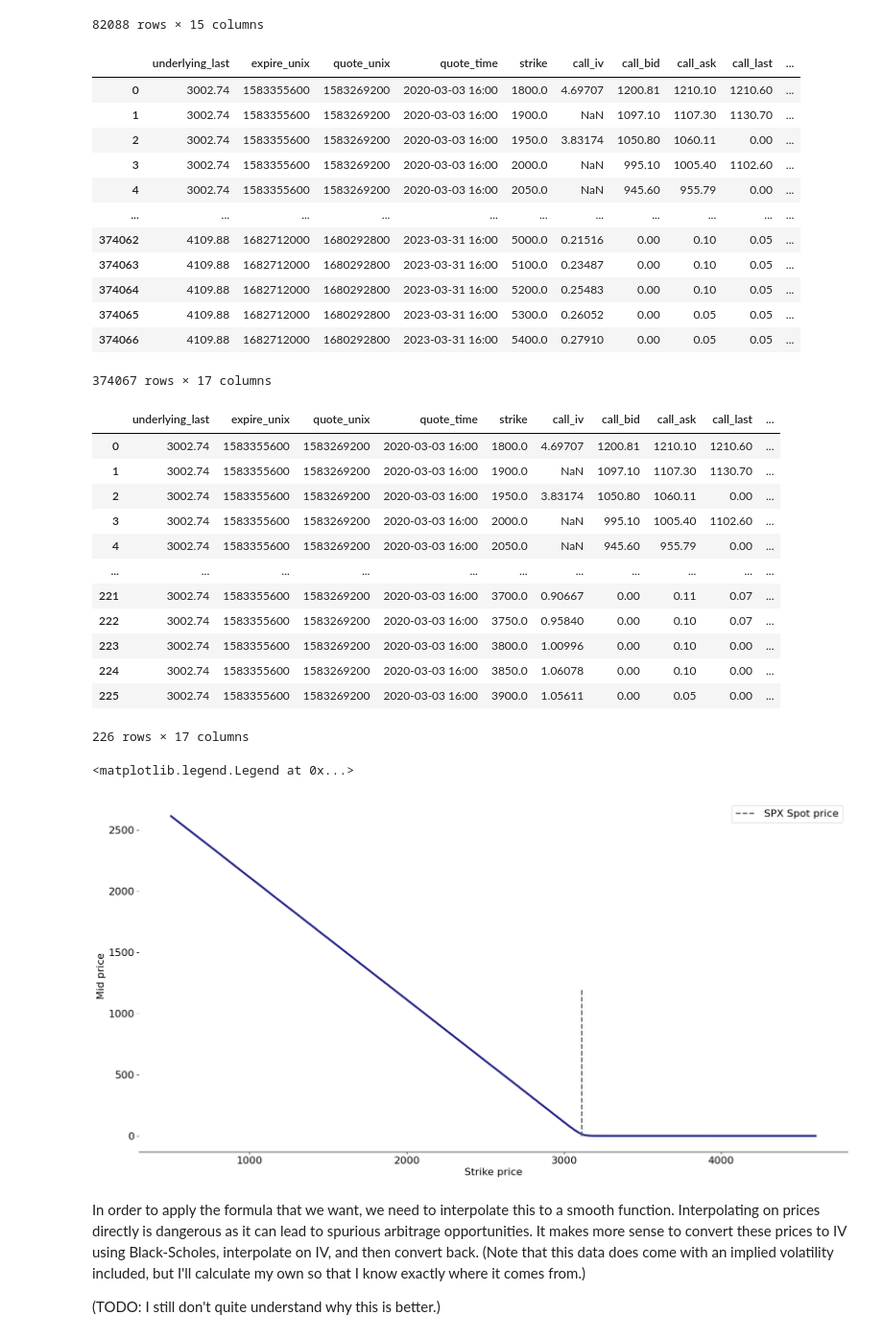
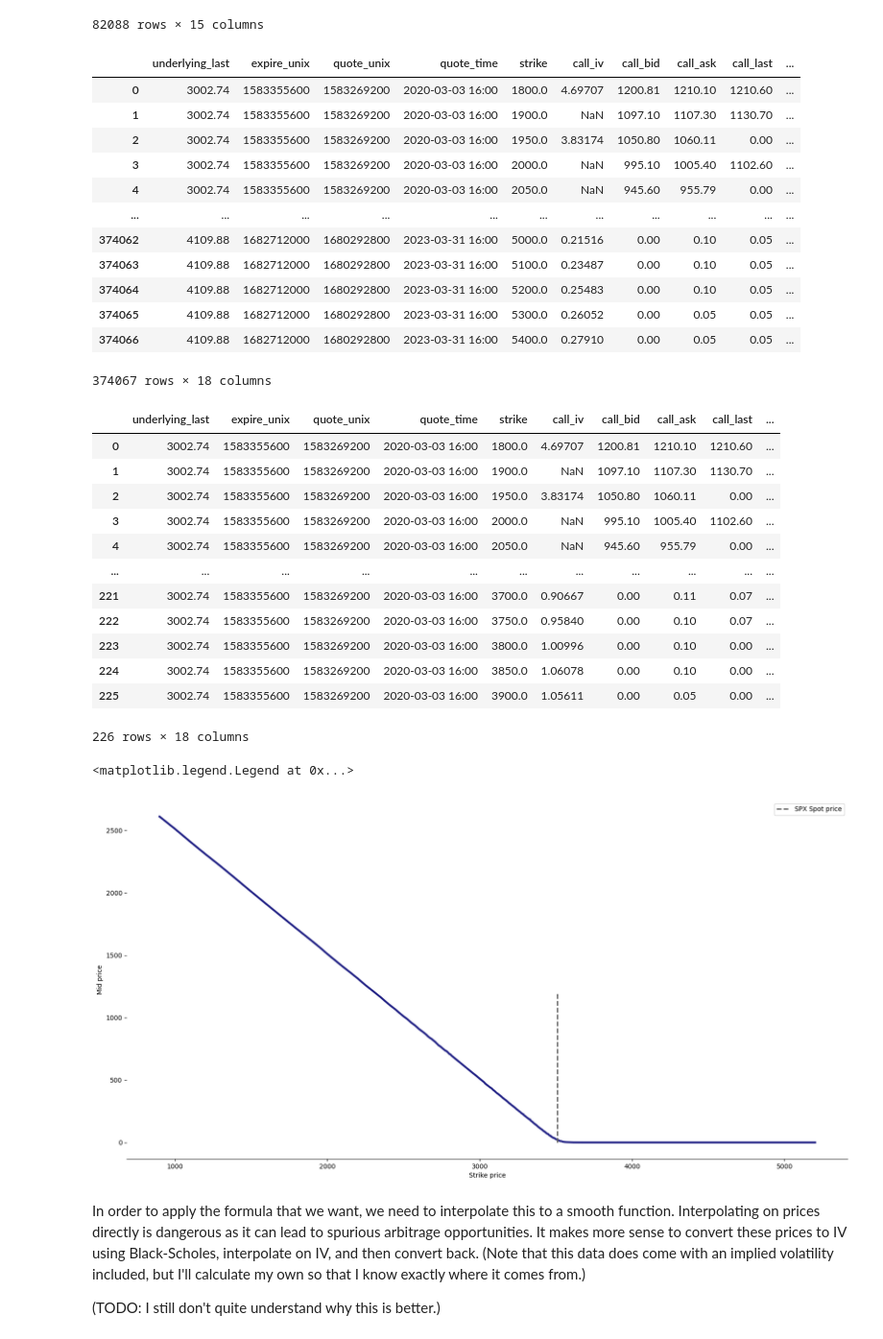
Before and after one commit to swbuchanan/implied-stock-distributions, a Jupyter notebook: project.ipynb, the cells around one changed output. Shown: that part at 96% size. Cells and saved outputs as stored; diff of their text form; code cells hidden in the pictures.

```diff
--- a/project.ipynb
+++ b/project.ipynb
@@ -65,6 +67,9 @@ spx_dfs = [
 ]
 
 spx_df = pd.concat(spx_dfs, ignore_index=True).dropna()
+
+# add a column for the time to expiry in years
+spx_df['tte_years'] = spx_df['tte_unix']/(60*60*24*365)
 
 
 numeric_cols = ['call_iv', 'call_last', 'put_last'] # TODO: and some more
@@ -116,7 +121,7 @@ display(spx_1dte_dfs[0])
 | 374064 | 4109.88 | 1682712000 | 1680292800 | 2023-03-31 16:00 | 5200.0 | 0.25483 | 0.00 | 0.10 | 0.05 | ... |
 | 374065 | 4109.88 | 1682712000 | 1680292800 | 2023-03-31 16:00 | 5300.0 | 0.26052 | 0.00 | 0.05 | 0.05 | ... |
 | 374066 | 4109.88 | 1682712000 | 1680292800 | 2023-03-31 16:00 | 5400.0 | 0.27910 | 0.00 | 0.05 | 0.05 | ... |
-374067 rows × 17 columns
+374067 rows × 18 columns
 |  | underlying_last | expire_unix | quote_unix | quote_time | strike | call_iv | call_bid | call_ask | call_last | ... |
 | 0 | 3002.74 | 1583355600 | 1583269200 | 2020-03-03 16:00 | 1800.0 | 4.69707 | 1200.81 | 1210.10 | 1210.60 | ... |
 | 1 | 3002.74 | 1583355600 | 1583269200 | 2020-03-03 16:00 | 1900.0 | NaN | 1097.10 | 1107.30 | 1130.70 | ... |
@@ -129,26 +134,26 @@ display(spx_1dte_dfs[0])
 | 223 | 3002.74 | 1583355600 | 1583269200 | 2020-03-03 16:00 | 3800.0 | 1.00996 | 0.00 | 0.10 | 0.00 | ... |
 | 224 | 3002.74 | 1583355600 | 1583269200 | 2020-03-03 16:00 | 3850.0 | 1.06078 | 0.00 | 0.10 | 0.00 | ... |
 | 225 | 3002.74 | 1583355600 | 1583269200 | 2020-03-03 16:00 | 3900.0 | 1.05611 | 0.00 | 0.05 | 0.00 | ... |
-226 rows × 17 columns
+226 rows × 18 columns
 # %%
 fig, ax = plt.subplots(figsize=(20,10))
 
 # for df in spx_1dte_dfs:
     # ax.plot(df['strike'], df['call_mid'], alpha=.1)
 
-df = spx_1dte_dfs[30]
+df = spx_1dte_dfs[100].copy()
 ax.plot(df['strike'], df['call_mid'], color="#1F1F84", linewidth=3)
 ax.vlines(df['underlying_last'].mean(), ymin=0, ymax=1200, color="#5C5C5C", linestyle="--", linewidth=2, label="SPX Spot price")
 
 ax.spines["right"].set_visible(False)
 ax.spines["left"].set_visible(False)
 ax.spines["top"].set_visible(False)
 ax.set_xlabel("Strike price")
 ax.set_ylabel("Mid price");
 ax.legend()
 # %% [output]
 <matplotlib.legend.Legend at 0x...>
-[figure, old version]
+[figure, new version]
 # %% [markdown]
 In order to apply the formula that we want, we need to interpolate this to a smooth function.
 Interpolating on prices directly is dangerous as it can lead to spurious arbitrage opportunities.
```
Also changed, not shown: parts of 8 cells of this notebook.
